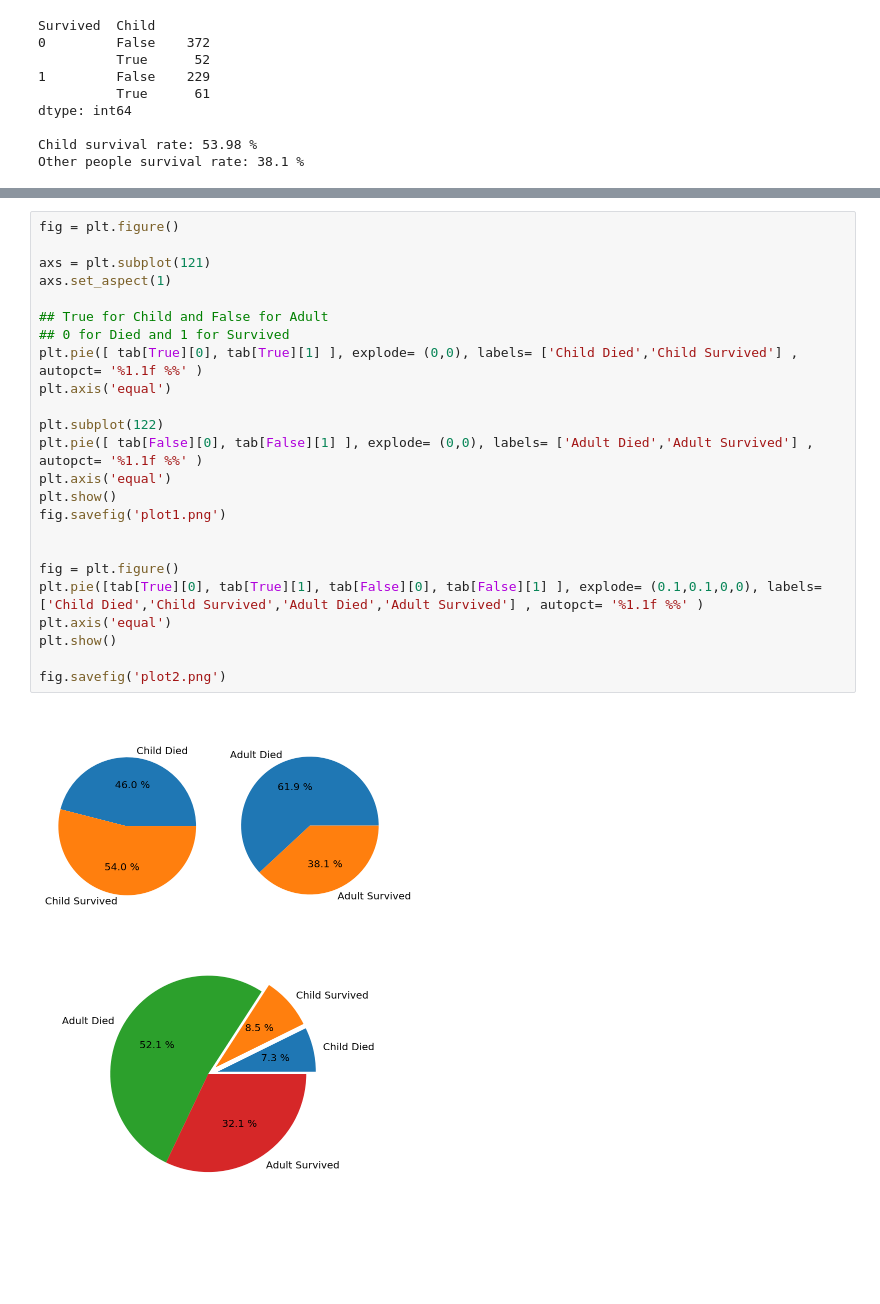
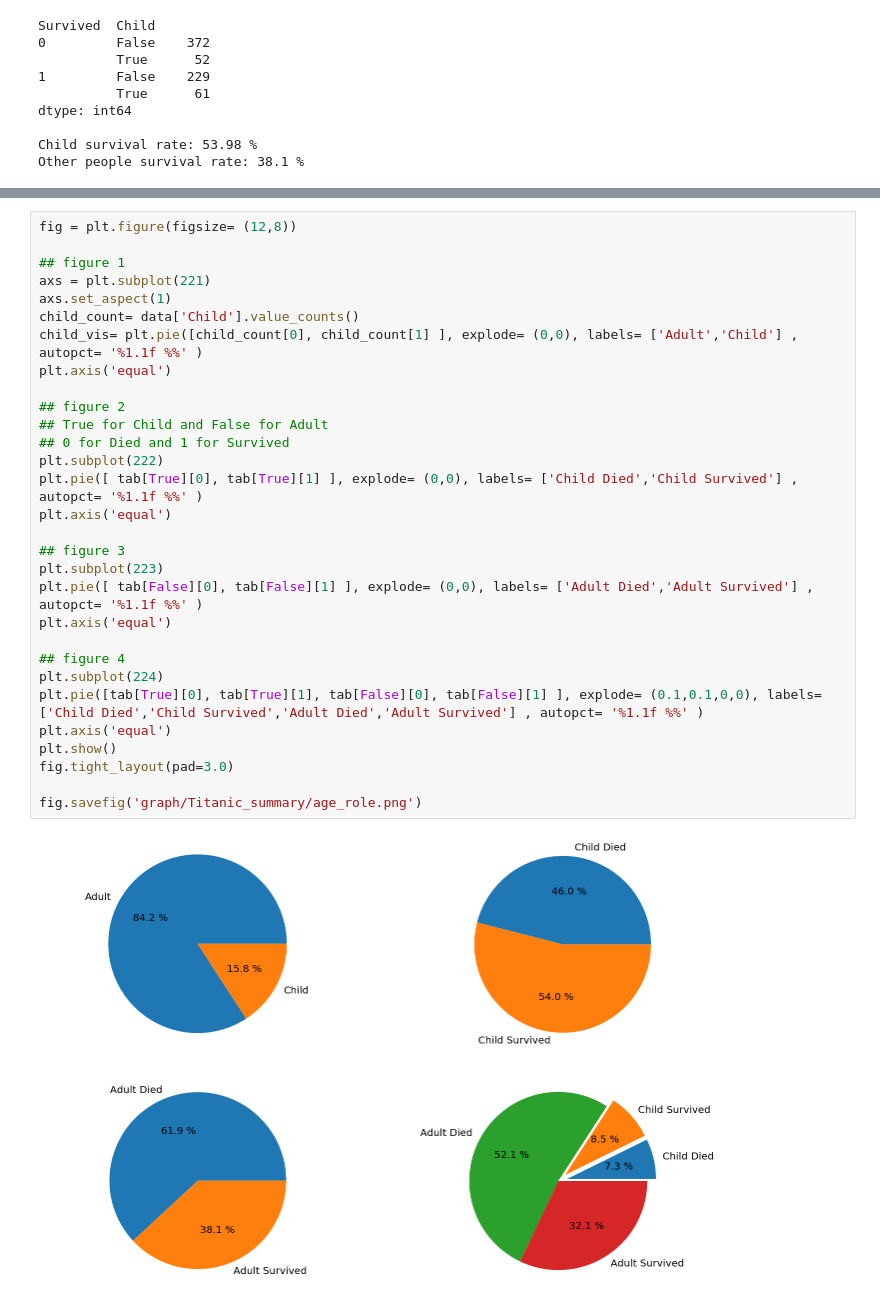
Before and after one commit to surya3217/Data_Science, a Jupyter notebook: Pandas/Titanic.ipynb, the cells around one changed output, grey strips where cells are left out. Cells and saved outputs as stored; diff of their text form; blank space fills up the shorter version.

```diff
--- a/Pandas/Titanic.ipynb
+++ b/Pandas/Titanic.ipynb
@@ -231,32 +243,37 @@ tab
 | 0 | 372 | 52 |
 | 1 | 229 | 61 |
 # %%
-fig = plt.figure()
+fig = plt.figure(figsize= (12,8))
 
-axs = plt.subplot(121)
+## figure 1
+axs = plt.subplot(221)
 axs.set_aspect(1)
+child_count= data['Child'].value_counts()
+child_vis= plt.pie([child_count[0], child_count[1] ], explode= (0,0), labels= ['Adult','Child'] , autopct= '%1.1f %%' )
+plt.axis('equal')
 
+## figure 2
 ## True for Child and False for Adult
 ## 0 for Died and 1 for Survived
+plt.subplot(222)
 plt.pie([ tab[True][0], tab[True][1] ], explode= (0,0), labels= ['Child Died','Child Survived'] , autopct= '%1.1f %%' )
 plt.axis('equal')
 
-plt.subplot(122)
+## figure 3
+plt.subplot(223)
 plt.pie([ tab[False][0], tab[False][1] ], explode= (0,0), labels= ['Adult Died','Adult Survived'] , autopct= '%1.1f %%' )
 plt.axis('equal')
-plt.show()
-fig.savefig('plot1.png')
 
-
-fig = plt.figure()
+## figure 4
+plt.subplot(224)
 plt.pie([tab[True][0], tab[True][1], tab[False][0], tab[False][1] ], explode= (0.1,0.1,0,0), labels= ['Child Died','Child Survived','Adult Died','Adult Survived'] , autopct= '%1.1f %%' )
 plt.axis('equal')
 plt.show()
+fig.tight_layout(pad=3.0)
 
-fig.savefig('plot2.png')
+fig.savefig('graph/Titanic_summary/age_role.png')
 # %% [output]
-[figure, old version]
+[figure, new version]
-[figure, removed]
 # %%
 bar= sns.countplot(x='Child', hue= 'Survived' ,data= data  )
 
```
Also changed, not shown: parts of 6 cells of this notebook.
